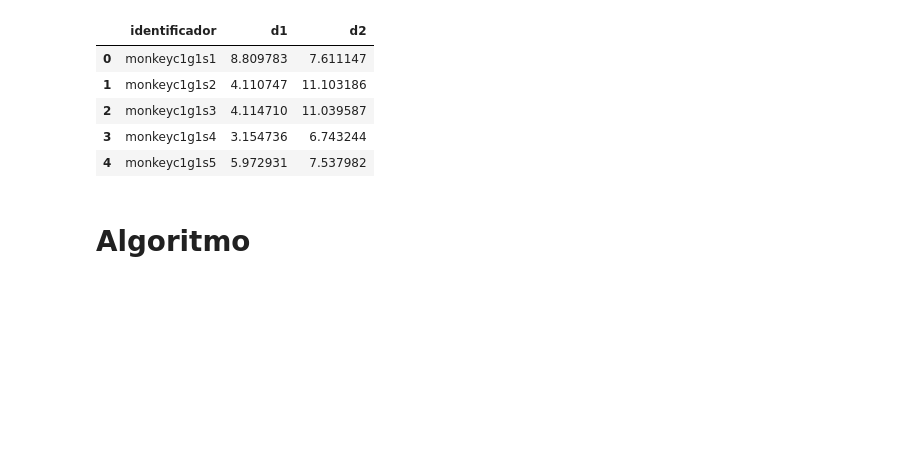
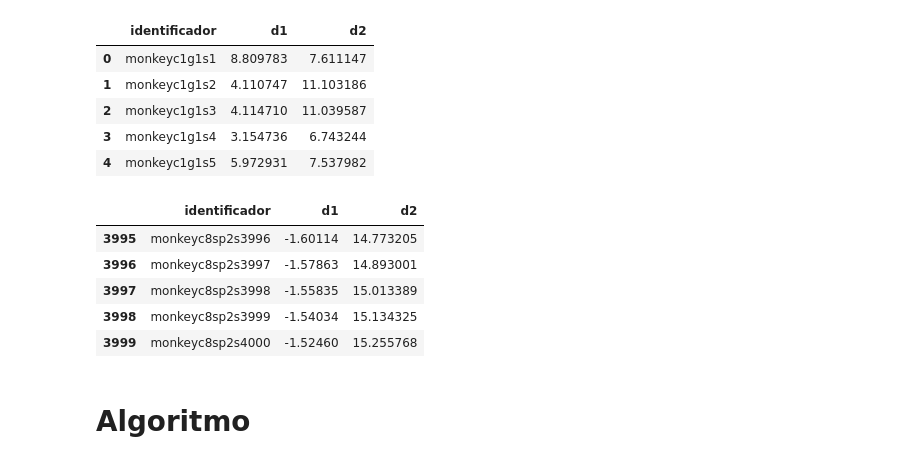
Before and after one commit to AlexJunior01/Algoritmos-Inteligencia-Artificial, a Jupyter notebook: Optimized_SingleLink.ipynb, the cells around one changed output. Drawn from its saved outputs; the diff is of its cells as text; code cells hidden in the pictures; blank space fills up the shorter version.

```diff
--- a/Optimized_SingleLink.ipynb
+++ b/Optimized_SingleLink.ipynb
@@ -30,6 +30,15 @@ df3.head()
 | 2 | monkeyc1g1s3 | 4.114710 | 11.039587 |
 | 3 | monkeyc1g1s4 | 3.154736 | 6.743244 |
 | 4 | monkeyc1g1s5 | 5.972931 | 7.537982 |
+# %%
+df3.tail()
+# %% [output]
+|  | identificador | d1 | d2 |
+| 3995 | monkeyc8sp2s3996 | -1.60114 | 14.773205 |
+| 3996 | monkeyc8sp2s3997 | -1.57863 | 14.893001 |
+| 3997 | monkeyc8sp2s3998 | -1.55835 | 15.013389 |
+| 3998 | monkeyc8sp2s3999 | -1.54034 | 15.134325 |
+| 3999 | monkeyc8sp2s4000 | -1.52460 | 15.255768 |
 # %% [markdown]
 # Algoritmo
 # %%
```
Also changed, not shown: parts of 17 cells of this notebook, 1 other file.
